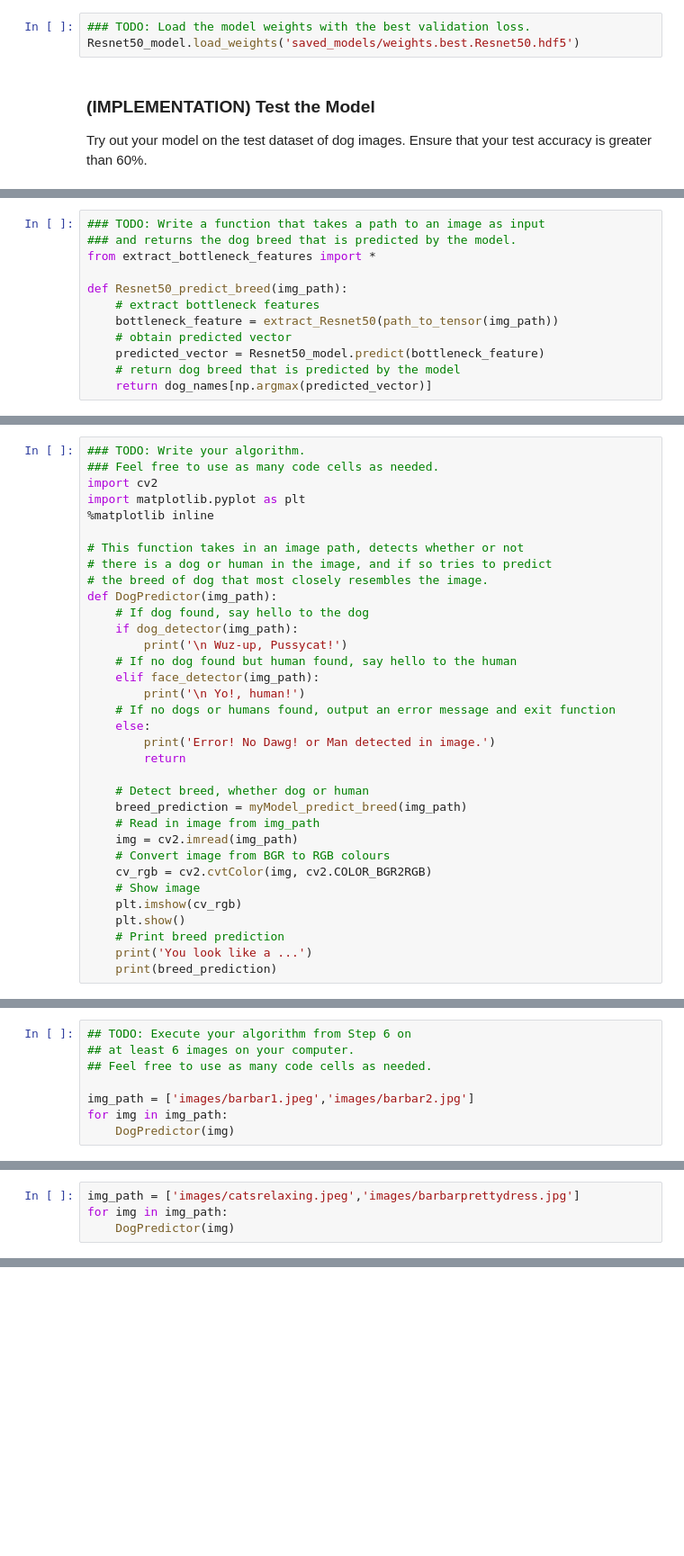
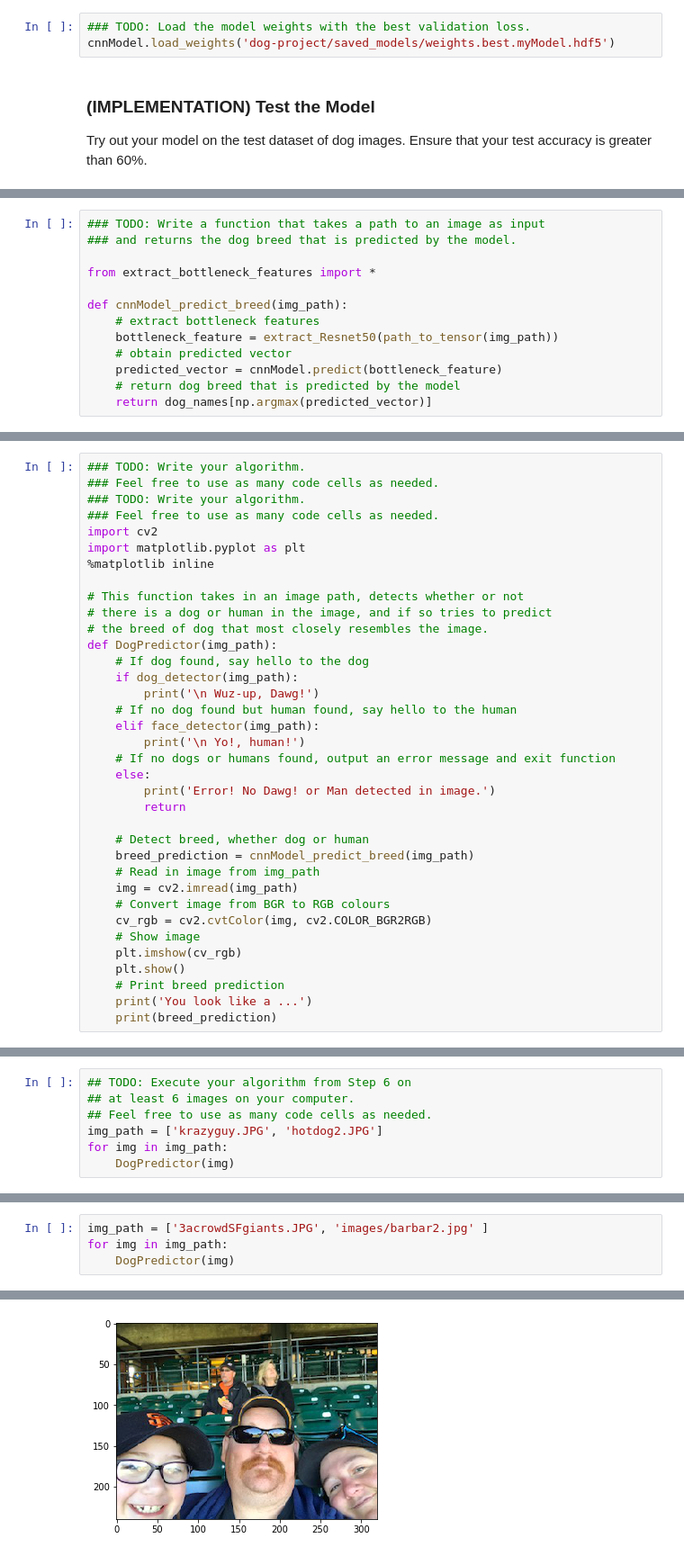
Before and after one commit to HvyD/Artificial_Intelligent--Dog_Breed_Identifier, a Jupyter notebook: dog_app.ipynb, the cells around one changed output, grey strips where cells are left out. Shown at 90% size. Cells and saved outputs as stored; diff of their text form; blank space fills up the shorter version.

```diff
--- a/dog_app.ipynb
+++ b/dog_app.ipynb
@@ -578,7 +641,7 @@ Resnet50_model.fit(train_Resnet50, train_targets,
 ### (IMPLEMENTATION) Load the Model with the Best Validation Loss
 # %%
 ### TODO: Load the model weights with the best validation loss.
-Resnet50_model.load_weights('saved_models/weights.best.Resnet50.hdf5')
+cnnModel.load_weights('dog-project/saved_models/weights.best.myModel.hdf5')
 # %% [markdown]
 ### (IMPLEMENTATION) Test the Model
 
@@ -609,13 +672,14 @@ where `{network}`, in the above filename, should be one of `VGG19`, `Resnet50`,
 # %%
 ### TODO: Write a function that takes a path to an image as input
 ### and returns the dog breed that is predicted by the model.
+
 from extract_bottleneck_features import *
 
-def Resnet50_predict_breed(img_path):
+def cnnModel_predict_breed(img_path):
     # extract bottleneck features
     bottleneck_feature = extract_Resnet50(path_to_tensor(img_path))
     # obtain predicted vector
-    predicted_vector = Resnet50_model.predict(bottleneck_feature)
+    predicted_vector = cnnModel.predict(bottleneck_feature)
     # return dog breed that is predicted by the model
     return dog_names[np.argmax(predicted_vector)]
 # %% [markdown]
@@ -637,6 +701,8 @@ Some sample output for our algorithm is provided below, but feel free to design
 
 ### (IMPLEMENTATION) Write your Algorithm
 # %%
+### TODO: Write your algorithm.
+### Feel free to use as many code cells as needed.
 ### TODO: Write your algorithm.
 ### Feel free to use as many code cells as needed.
 import cv2
@@ -649,7 +715,7 @@ import matplotlib.pyplot as plt
 def DogPredictor(img_path):
     # If dog found, say hello to the dog
     if dog_detector(img_path):
-        print('\n Wuz-up, Pussycat!')
+        print('\n Wuz-up, Dawg!')
     # If no dog found but human found, say hello to the human
     elif face_detector(img_path):
         print('\n Yo!, human!')
@@ -659,7 +725,7 @@ def DogPredictor(img_path):
         return
 
     # Detect breed, whether dog or human
-    breed_prediction = myModel_predict_breed(img_path)
+    breed_prediction = cnnModel_predict_breed(img_path)
     # Read in image from img_path
     img = cv2.imread(img_path)
     # Convert image from BGR to RGB colours
@@ -688,8 +754,7 @@ __Answer:__
 ## TODO: Execute your algorithm from Step 6 on
 ## at least 6 images on your computer.
 ## Feel free to use as many code cells as needed.
-
-img_path = ['images/barbar1.jpeg','images/barbar2.jpg']
+img_path = ['krazyguy.JPG', 'hotdog2.JPG']
 for img in img_path:
     DogPredictor(img)
 # %% [output]
@@ -697,5 +763,5 @@ NameError: global name 'dog_detector' is not defined
 # %%
-img_path = ['images/catsrelaxing.jpeg','images/barbarprettydress.jpg']
+img_path = ['3acrowdSFgiants.JPG', 'images/barbar2.jpg' ]
 for img in img_path:
     DogPredictor(img)
 # %% [output]
@@ -702,0 +769 @@ NameError: global name 'dog_detector' is not defined
+[figure, added]
```
Also changed, not shown: parts of 27 cells of this notebook.
